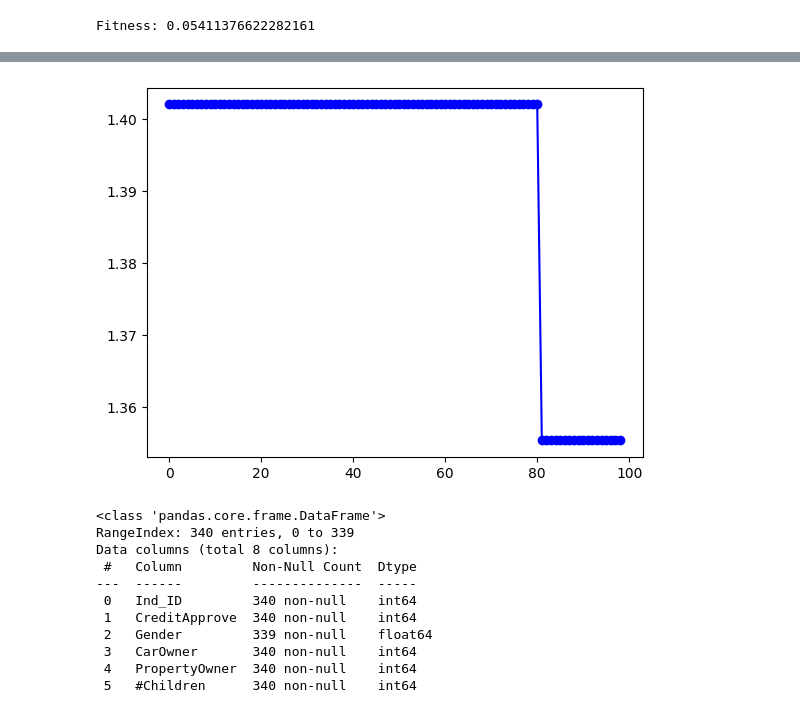
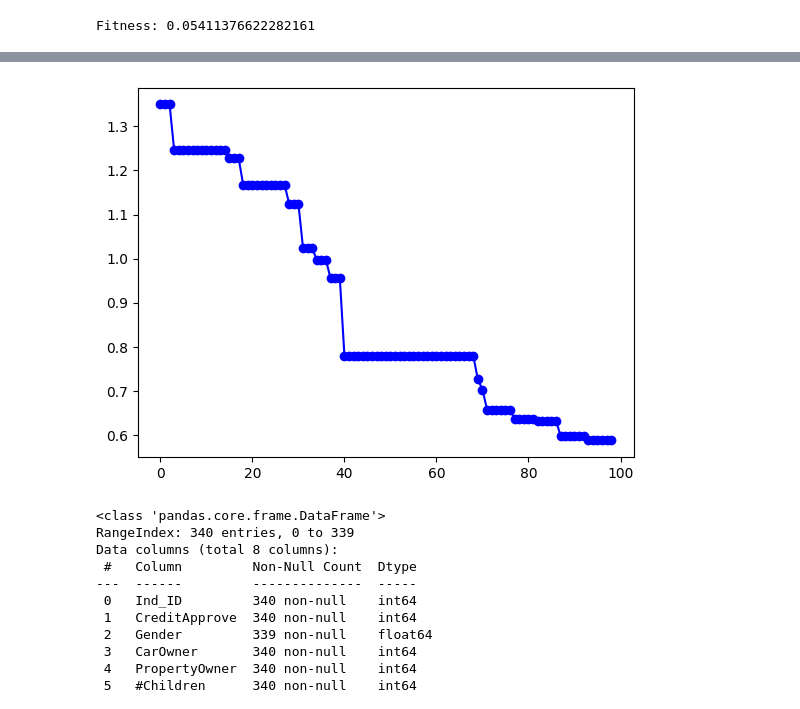
Before and after one commit to AhsanBilal7/hw_2_AI_CS_5013-, a Jupyter notebook: genetic_search.ipynb, the cells around one changed output, grey strips where cells are left out. Drawn from its saved outputs; the diff is of its cells as text; code cells hidden in the pictures.

```diff
--- a/genetic_search.ipynb
+++ b/genetic_search.ipynb
@@ -320,7 +174,7 @@ def load_dataset():
 	Y = df[['CreditApprove',]].to_numpy()
 	return X, Y
 GENES = list(product([-1, 1], repeat=6))
-POP_SIZE = 10
+POP_SIZE = 20
 MUT_RATE = 0.1
 TOTAL_CHROMOSOMES = 2
 CROSS_OVER_POINT = 3
@@ -332,6 +186,8 @@ def f(X, weights):
     """
     Function to compute predictions based on input features X and weights.
     """
+    # weights = np.array(weights)
+    print(weights)
     return np.dot(X, weights)
 
 # Define the loss function r(w)
@@ -375,28 +231,53 @@ def crossover(selected_chromo):
 #     child =  p1[:CROSS_OVER_POINT] + p2[CROSS_OVER_POINT:]
 #     offspring_cross.extend([child])
 
-    for i in range(int(POP_SIZE)):
-        candidate_chromosomes = random.sample(selected_chromo, k=3)
-        candidate_chromosomes_sorted = sorted(candidate_chromosomes, key= lambda x:x[1], reverse=True)
+    # for i in range(int(POP_SIZE)):
+    #     candidate_chromosomes = random.sample(selected_chromo, k=3)
+    #     candidate_chromosomes_sorted = sorted(candidate_chromosomes, key= lambda x:x[1], reverse=True)
 
 
-        p1 = candidate_chromosomes_sorted[0][0]
-        p2 = candidate_chromosomes_sorted[1][0]
+    #     p1 = candidate_chromosomes_sorted[0][0]
+    #     p2 = candidate_chromosomes_sorted[1][0]
 
-        # crossover_point = random.randint(1, CHROMO_LEN-1)
-        child =  p1[:CROSS_OVER_POINT] + p2[CROSS_OVER_POINT:]
-        offspring_cross.extend([child])
+    #     # crossover_point = random.randint(1, CHROMO_LEN-1)
+    #     child =  p1[:CROSS_OVER_POINT] + p2[CROSS_OVER_POINT:]
+    #     offspring_cross.extend([child])
+    # for i in range(int(POP_SIZE)):
+    candidate_chromosomes = random.sample(selected_chromo, k=3)
+    candidate_chromosomes_sorted = sorted(candidate_chromosomes, key= lambda x:x[1], reverse=True)
+
+
+    p1 = candidate_chromosomes_sorted[0][0]        # [[1,1,1,1,1,1]]
+    p2 = candidate_chromosomes_sorted[1][0]
+    print("Parents >>>>: ",p1,p2)
+    # crossover_point = random.randint(1, CHROMO_LEN-1)
+    first_half = list(p1[:CROSS_OVER_POINT])
+    second_half = list(p2[CROSS_OVER_POINT:])
+    child = first_half + second_half
+    # second_half.extend(first_half)
+    # child = second_half
+    # child = p1[:CROSS_OVER_POINT] + p2[CROSS_OVER_POINT:]
+    offspring_cross.append(child)
+    print("First half: ", p1[:CROSS_OVER_POINT])
+    print("second half: ", p2[CROSS_OVER_POINT:])
+    print("Offspring: ",offspring_cross)
     return offspring_cross
 #   return offspring_cross
 def mutate(offspring, MUT_RATE):
     mutated_offspring = []
 
+    # for arr in offspring:
+    #     print("Offspring: ",arr)
+    #     for i in range(len(arr)):
+    #         if random.random() < MUT_RATE:
+    #             arr[i] = random.choice([1,-1])
+    #     mutated_offspring.append(arr)
     for arr in offspring:
-        # print(arr)
-        for i in range(len(arr)):
-            if random.random() < MUT_RATE:
-                arr[i] = random.choice([1,-1])
-        mutated_offspring.append(arr)
+        noise = np.random.normal(0, MUT_RATE, (len(arr),))  # Gaussian noise (mean=0, std=MUT_RATE)
+        # print("Random noise: ", noise, len(arr))
+        mutated_arr = arr + noise  # Adding noise to the array
+        mutated_offspring.append(mutated_arr)
+    # print("mutate offspring: ", mutated_offspring)
     return mutated_offspring
 
 def selection(population):
@@ -437,35 +318,40 @@ def main(POP_SIZE, MUT_RATE, TARGET, GENES):
     # while not found:
     population = sorted(population, key= lambda x:x[2], reverse=True)
     while generation < 100:
+        # print("populations: ", population)
 
         # 3.1) select best people from current population
-        selected = selection(population)
+        selected_chromosomes = selection(population)
 
         # 3.2) mate parents to make new generation
         population = sorted(population, key= lambda x:x[2], reverse=True)
-        crossovered =  crossover(selected)
+        crossovered_child =  crossover(selected_chromosomes)
 
         # 3.3) mutating the childeren to diversfy the new generation
-        mutated = mutate(crossovered, MUT_RATE)
+        mutated = mutate(crossovered_child, MUT_RATE)
 
         new_gen = []
         for _ in mutated:
+            # print(crossovered_child, _)
             new_gen.append(fitness_cal(X,Y, _))
 
         # 3.4) replacement of bad population with new generation
         # we sort here first to compare the least fit population with the most fit new_gen
 
         new_gen = sorted(new_gen, key= lambda x:x[2])
-        population = replace(new_gen, population)
-
+        # population = replace(new_gen, population)
+        population.extend(new_gen)
+        # print(f"Generation {generation} -> New-Gen Length {len(new_gen)} -> Pop Length -> {len(population)}")
+        # print(new_gen.shape)
+        # print(population.shape)
         population = sorted(population, key= lambda x:x[2], reverse=True)
         # population = sorted(population, key= lambda x:x[2], reverse=True)
-
-        if (population[-1][2] == 0):
+        if (population[-1][1] == 0):
             print('Target found')
             print('String: ' + str(population[0][0]) + ' Generation: ' + str(generation) + ' Fitness: ' + str(population[0][1]), ' Loss: ' + str(population[0][2]))
             break
-        print('String: ' + str(population[0][0]) + ' Generation: ' + str(generation) + ' Fitness: ' + str(population[0][1]), ' Loss: ' + str(population[0][2]))
+        # print('String: ' + str(population[0][0]) + ' Generation: ' + str(generation) + ' Fitness: ' + str(population[0][1]), ' Loss: ' + str(population[0][2]))
+        print("---------------------------------------")
         generation+=1
         losses.append(population[-1][2])
 
@@ -497,4 +383,4 @@ String: [1, -1, 1, -1, 1, 1] Generation: 99 Fitness: 0.25786415805772556  Loss:
-[figure, old version]
+[figure, new version]
 # %%
 df.duplicated().sum()
 df.columns
```
Also changed, not shown: parts of 5 cells of this notebook, 1 other file.
